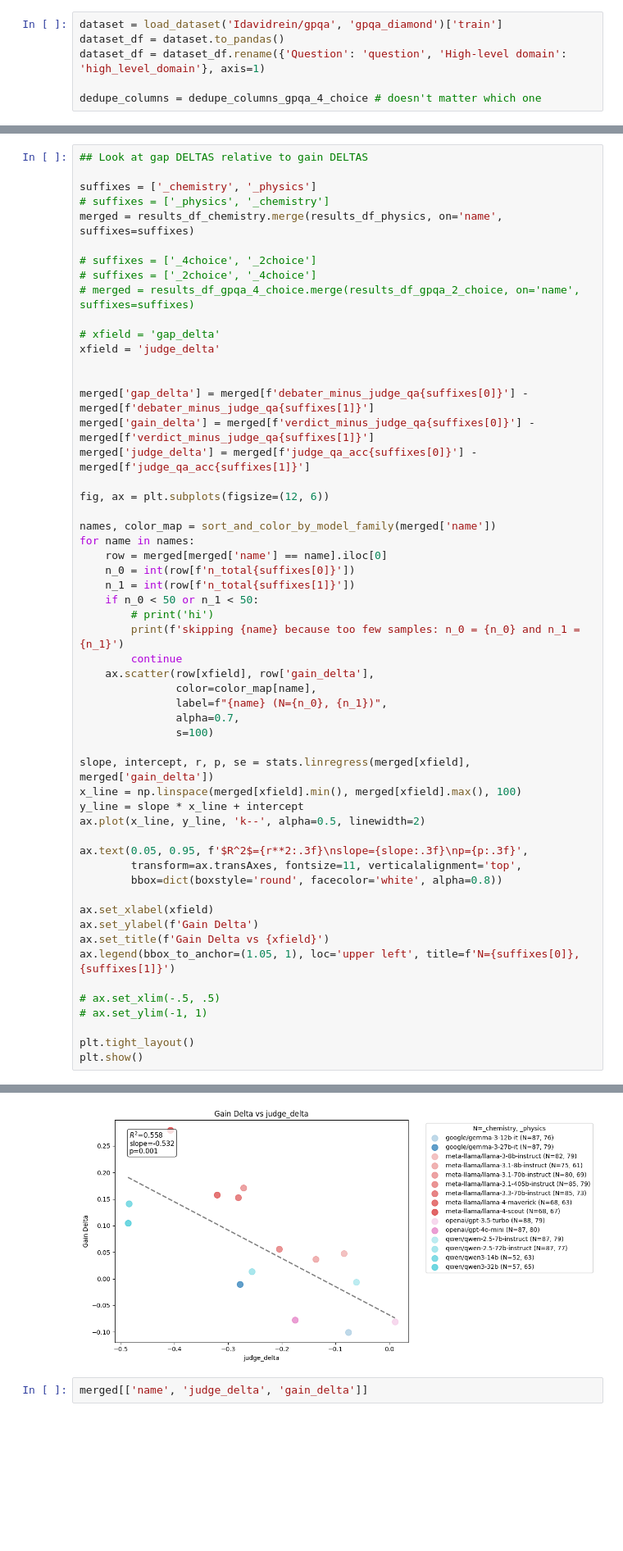
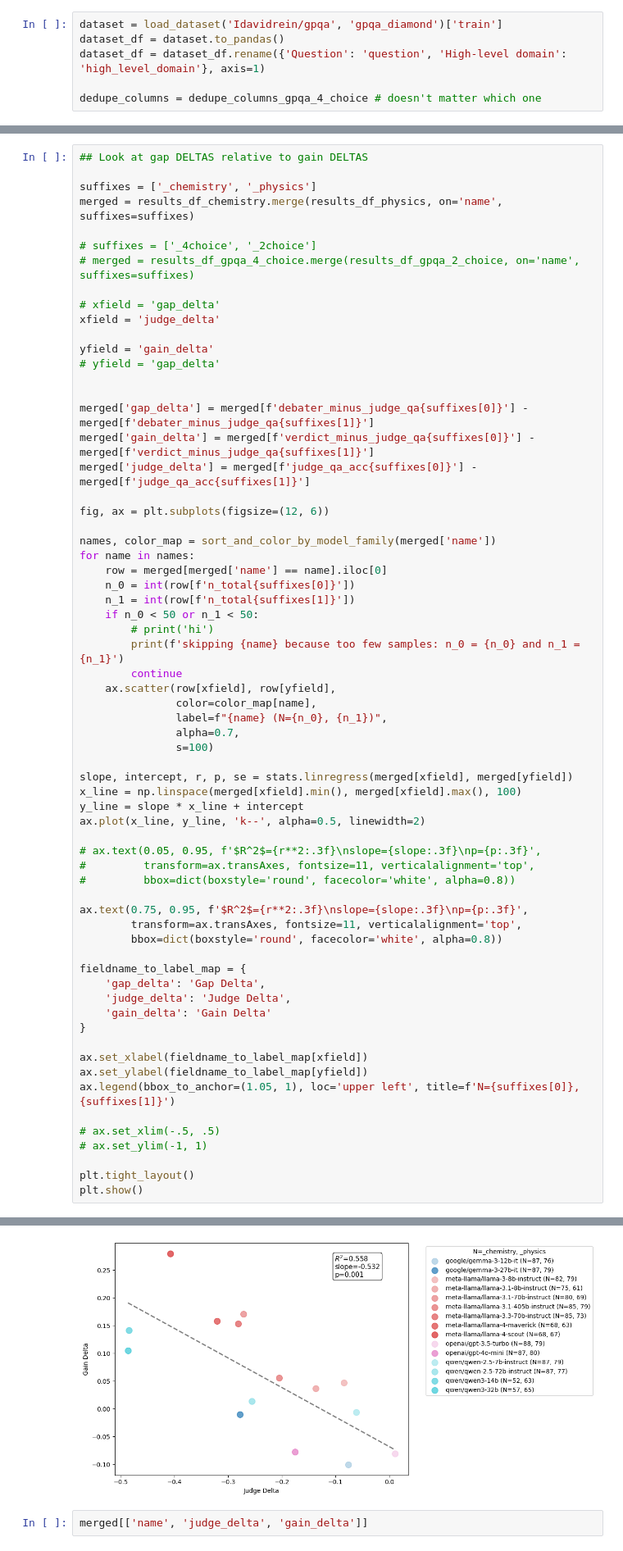
Before and after one commit to joshlevy89/llm_judge_debate_NEW, a Jupyter notebook: analysis.ipynb, the cells around one changed output, grey strips where cells are left out. Shown at 82% size. Drawn from its saved outputs; the diff is of its cells as text; blank space fills up the shorter version.

```diff
--- a/analysis.ipynb
+++ b/analysis.ipynb
@@ -466,15 +466,16 @@ plt.show()
 ## Look at gap DELTAS relative to gain DELTAS
 
 suffixes = ['_chemistry', '_physics']
-# suffixes = ['_physics', '_chemistry']
 merged = results_df_chemistry.merge(results_df_physics, on='name', suffixes=suffixes)
 
 # suffixes = ['_4choice', '_2choice']
-# suffixes = ['_2choice', '_4choice']
 # merged = results_df_gpqa_4_choice.merge(results_df_gpqa_2_choice, on='name', suffixes=suffixes)
 
 # xfield = 'gap_delta'
 xfield = 'judge_delta'
+
+yfield = 'gain_delta'
+# yfield = 'gap_delta'
 
 
 merged['gap_delta'] = merged[f'debater_minus_judge_qa{suffixes[0]}'] - merged[f'debater_minus_judge_qa{suffixes[1]}']
@@ -487,40 +488,49 @@ names, color_map = sort_and_color_by_model_family(merged['name'])
 for name in names:
     row = merged[merged['name'] == name].iloc[0]
     n_0 = int(row[f'n_total{suffixes[0]}'])
     n_1 = int(row[f'n_total{suffixes[1]}'])
     if n_0 < 50 or n_1 < 50:
         # print('hi')
         print(f'skipping {name} because too few samples: n_0 = {n_0} and n_1 = {n_1}')
         continue
-    ax.scatter(row[xfield], row['gain_delta'],
+    ax.scatter(row[xfield], row[yfield],
                color=color_map[name],
                label=f"{name} (N={n_0}, {n_1})",
                alpha=0.7,
                s=100)
 
-slope, intercept, r, p, se = stats.linregress(merged[xfield], merged['gain_delta'])
+slope, intercept, r, p, se = stats.linregress(merged[xfield], merged[yfield])
 x_line = np.linspace(merged[xfield].min(), merged[xfield].max(), 100)
 y_line = slope * x_line + intercept
 ax.plot(x_line, y_line, 'k--', alpha=0.5, linewidth=2)
 
-ax.text(0.05, 0.95, f'$R^2$={r**2:.3f}\nslope={slope:.3f}\np={p:.3f}',
+# ax.text(0.05, 0.95, f'$R^2$={r**2:.3f}\nslope={slope:.3f}\np={p:.3f}',
+#         transform=ax.transAxes, fontsize=11, verticalalignment='top',
+#         bbox=dict(boxstyle='round', facecolor='white', alpha=0.8))
+
+ax.text(0.75, 0.95, f'$R^2$={r**2:.3f}\nslope={slope:.3f}\np={p:.3f}',
         transform=ax.transAxes, fontsize=11, verticalalignment='top',
         bbox=dict(boxstyle='round', facecolor='white', alpha=0.8))
 
-ax.set_xlabel(xfield)
-ax.set_ylabel(f'Gain Delta')
-ax.set_title(f'Gain Delta vs {xfield}')
+fieldname_to_label_map = {
+    'gap_delta': 'Gap Delta',
+    'judge_delta': 'Judge Delta',
+    'gain_delta': 'Gain Delta'
+}
+
+ax.set_xlabel(fieldname_to_label_map[xfield])
+ax.set_ylabel(fieldname_to_label_map[yfield])
 ax.legend(bbox_to_anchor=(1.05, 1), loc='upper left', title=f'N={suffixes[0]}, {suffixes[1]}')
 
 # ax.set_xlim(-.5, .5)
 # ax.set_ylim(-1, 1)
 
 plt.tight_layout()
 plt.show()
 # %% [output]
 skipping qwen/qwen3-8b because too few samples: n_0 = 6 and n_1 = 20
 skipping qwen/qwen3-235b-a22b because too few samples: n_0 = 6 and n_1 = 31
-[figure, old version]
+[figure, new version]
 # %%
 merged[['name', 'judge_delta', 'gain_delta']]
 # %% [output]
```
Also changed, not shown: parts of 4 cells of this notebook.
